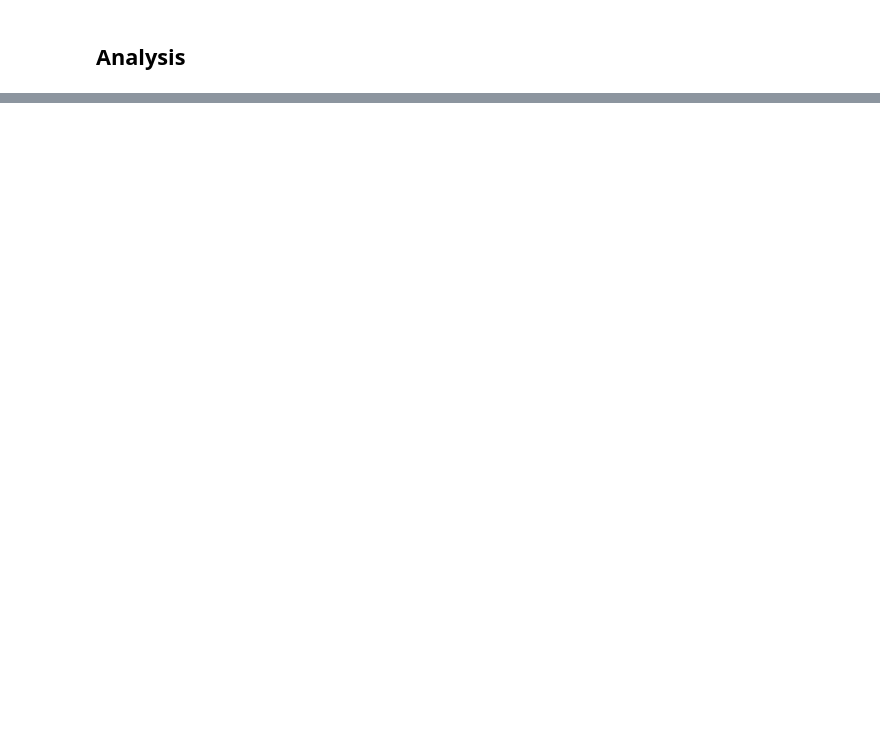
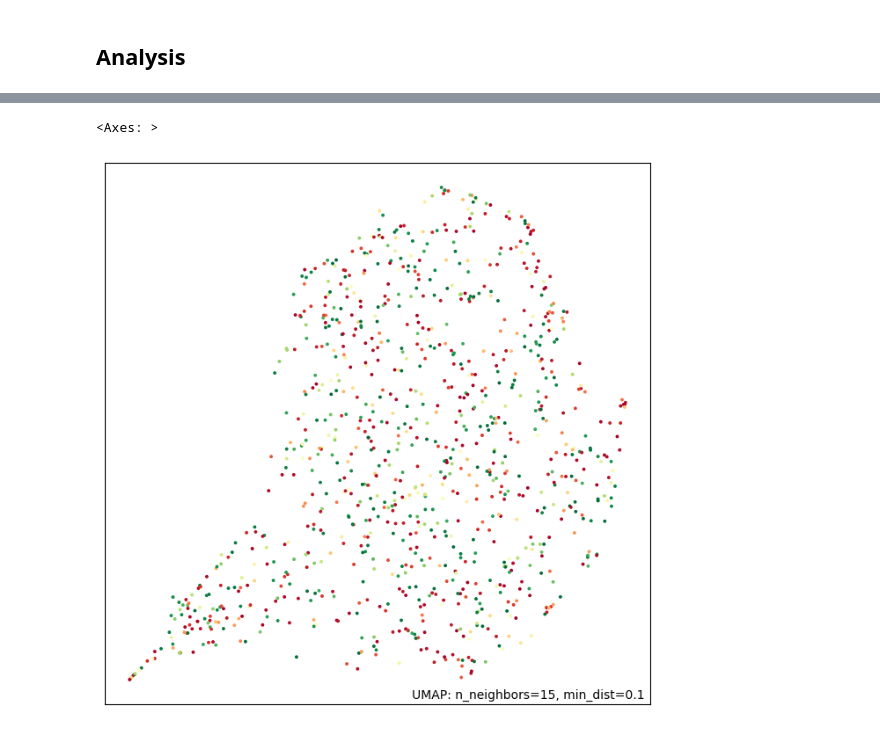
Before and after one commit to ishan-gaur/implicit-cell-model, a Jupyter notebook: embedding.ipynb, the cells around one changed output, grey strips where cells are left out. Saved outputs shown, nothing was run; the diff lists cells and outputs as text; code cells hidden in the pictures; blank space fills up the shorter version.

```diff
--- a/embedding.ipynb
+++ b/embedding.ipynb
@@ -320,20 +386,20 @@ PHATE_plot(*phate_output, message="")
 # %%
 # plot UMAP of 100 samples
 
 import umap
 import umap.plot
 
-indices = np.random.choice(len(predictions), 5000)
-embeddings_slice = predictions[indices, int(view_variance), :].numpy()
+indices = np.random.choice(len(input_entity), 1000)
+embeddings_slice = input_entity[indices, :].numpy()
 colors_slice = colors[indices]
 umap_embedding = umap.UMAP().fit(embeddings_slice)
 # umap.plot.points(umap_embedding)
-plt.clf()
-plt.hist(colors, bins=100)
-plt.show()
-plt.clf()
+
 # plot gradient of red to green for small to large
 umap.plot.points(umap_embedding, values=colors_slice, cmap="RdYlGn")
+# %% [output]
+<Axes: >
+[figure, added]
 # %%
 # Plot each variable in the embedding vector against the color and give the R^2 value of the correlation
 import seaborn as sns
```
Also changed, not shown: parts of 26 cells of this notebook, 4 other files.
